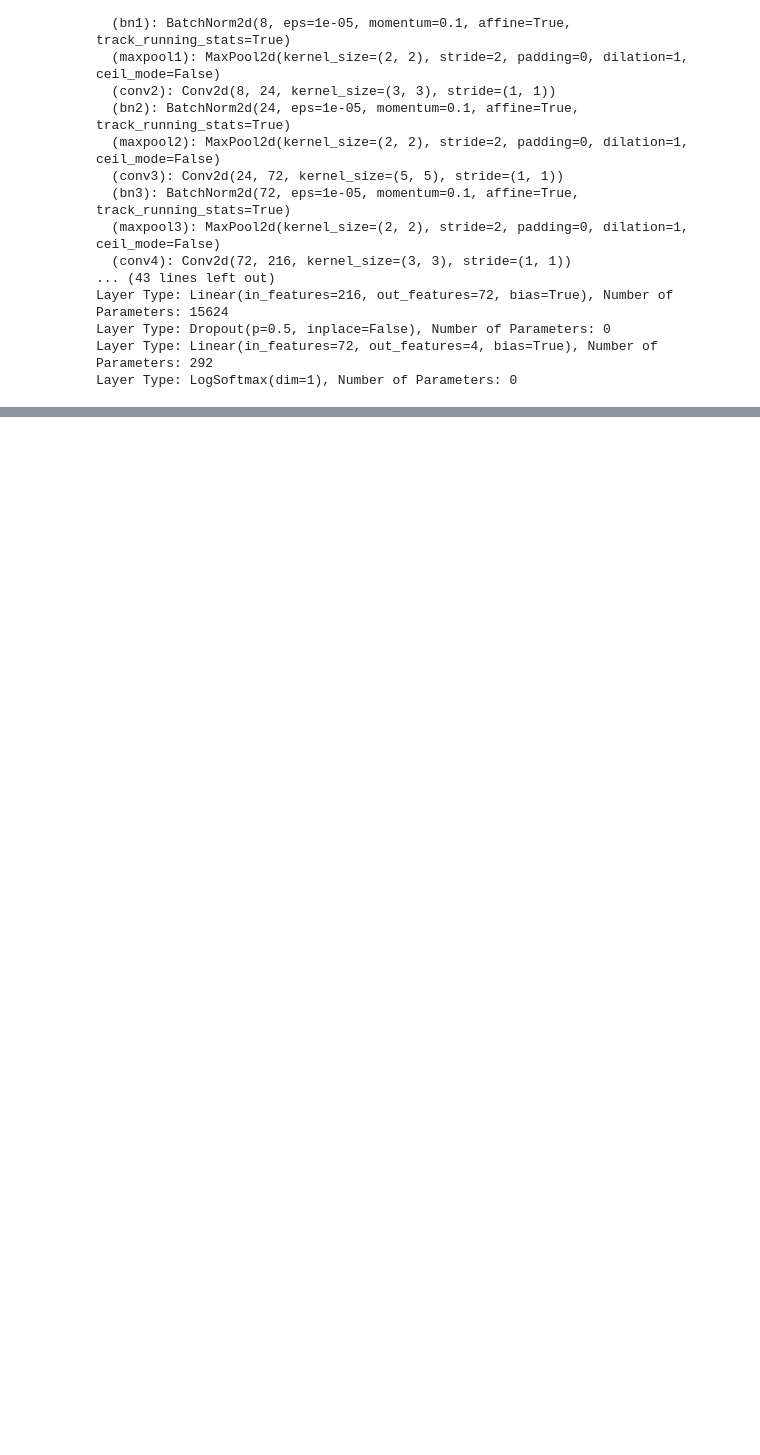
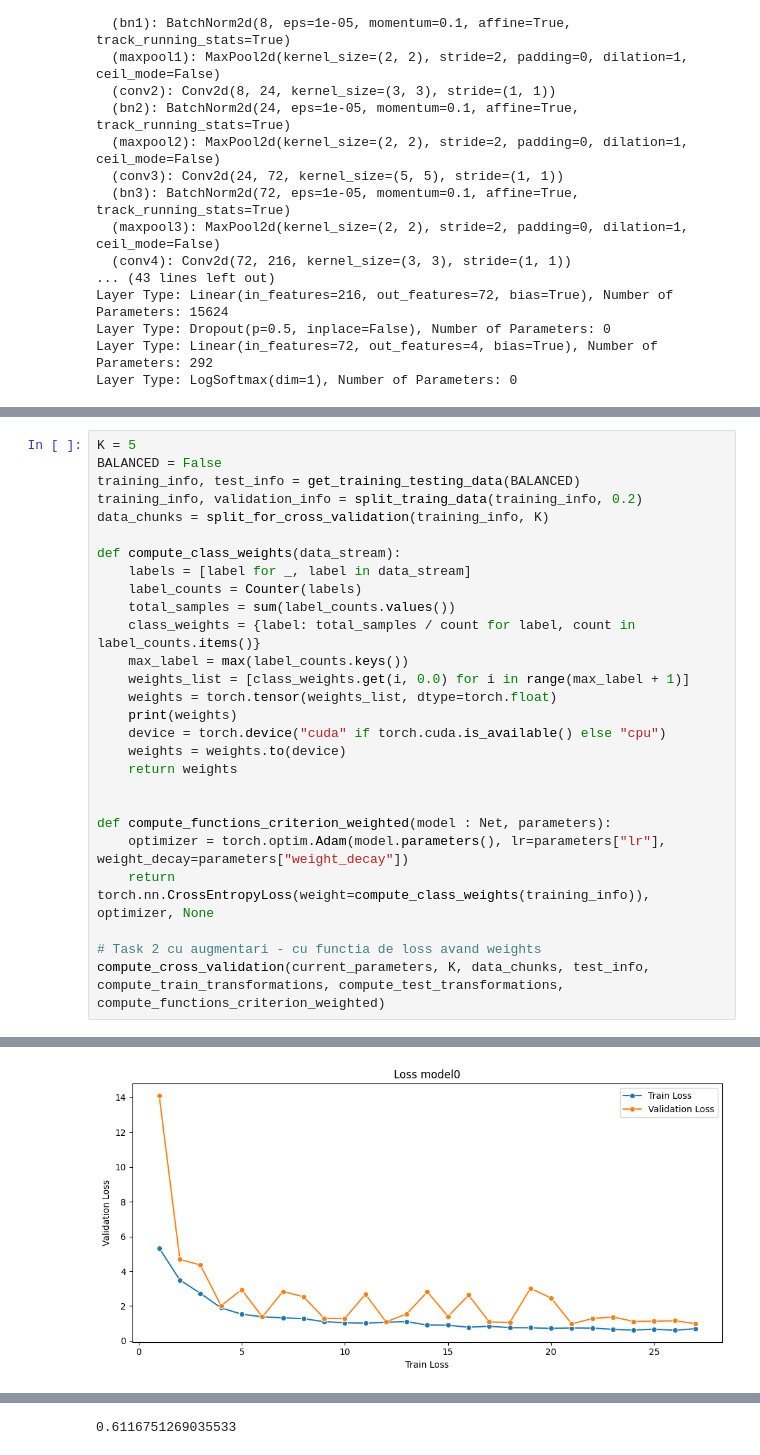
Before and after one commit to AlfredPietraru/Neural-Networks-Tumor-Detection, a Jupyter notebook: main.ipynb, the cells around one changed output, grey strips where cells are left out. Drawn from its saved outputs; the diff is of its cells as text; blank space fills up the shorter version.

```diff
--- a/main.ipynb
+++ b/main.ipynb
@@ -355,0 +376,28 @@ print("Best Hyperparameters:", study.best_params)
+# %%
+K = 5
+BALANCED = False
+training_info, test_info = get_training_testing_data(BALANCED)
+training_info, validation_info = split_traing_data(training_info, 0.2)
+data_chunks = split_for_cross_validation(training_info, K)
+
+def compute_class_weights(data_stream):
+    labels = [label for _, label in data_stream]
+    label_counts = Counter(labels)
+    total_samples = sum(label_counts.values())
+    class_weights = {label: total_samples / count for label, count in label_counts.items()}
+    max_label = max(label_counts.keys())
+    weights_list = [class_weights.get(i, 0.0) for i in range(max_label + 1)]
+    weights = torch.tensor(weights_list, dtype=torch.float)
+    print(weights)
+    device = torch.device("cuda" if torch.cuda.is_available() else "cpu")
+    weights = weights.to(device)
+    return weights
+
+
+def compute_functions_criterion_weighted(model : Net, parameters):
+    optimizer = torch.optim.Adam(model.parameters(), lr=parameters["lr"], weight_decay=parameters["weight_decay"])
+    return torch.nn.CrossEntropyLoss(weight=compute_class_weights(training_info)), optimizer, None
+
+# Task 2 cu augmentari - cu functia de loss avand weights
+compute_cross_validation(current_parameters, K, data_chunks, test_info, compute_train_transformations, compute_test_transformations, compute_functions_criterion_weighted)
+# %% [output]
@@ -355,0 +421 @@ print("Best Hyperparameters:", study.best_params)
+[figure, added]
@@ -355,0 +423 @@ print("Best Hyperparameters:", study.best_params)
+0.6116751269035533
```
Also changed, not shown: parts of 14 cells of this notebook.
